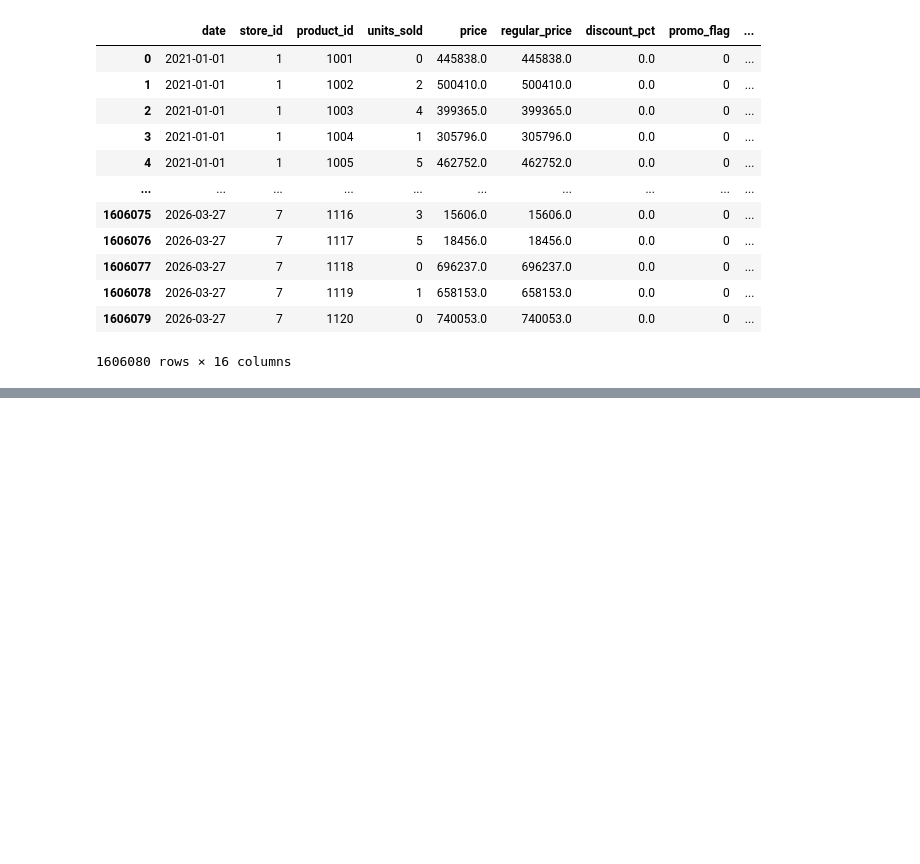
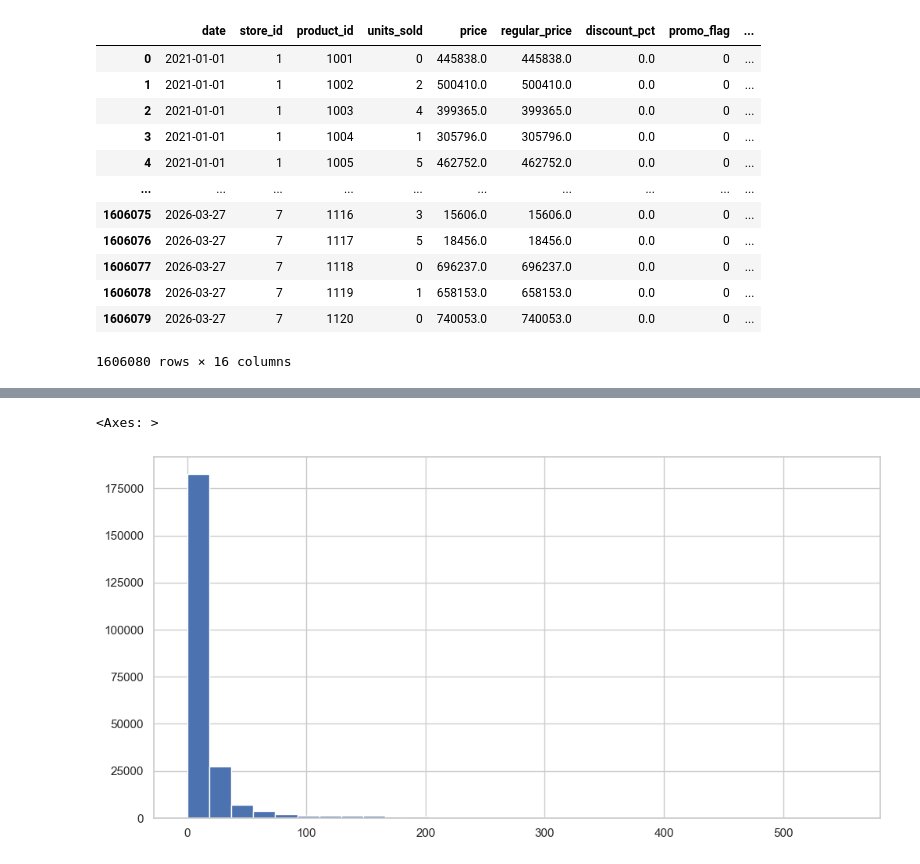
Before and after one commit to SunnyX-AI/ai-powered-sales-forecasting, a Jupyter notebook: notebooks/00_experiments.ipynb, the cells around one changed output, grey strips where cells are left out. Saved outputs shown, nothing was run; the diff lists cells and outputs as text; code cells hidden in the pictures; blank space fills up the shorter version.

Commit message:
Created Weekly data

```diff
--- a/notebooks/00_experiments.ipynb
+++ b/notebooks/00_experiments.ipynb
@@ -1540,0 +1568,19 @@ df
+# %%
+df["year"] = df["date"].dt.year
+df["week"] = df["date"].dt.isocalendar().week.astype(int)
+# %%
+df_weekly = df.groupby(
+    ["year", "week", "store_id", "product_id"],
+    as_index=False
+).agg({
+    "units_sold": "sum"
+})
+# %%
+df_weekly["week_start"] = pd.to_datetime(
+    df_weekly["year"].astype(str) + "-W" + df_weekly["week"].astype(str) + "-1",
+    format="%G-W%V-%u"
+)
+# %%
+df_weekly = df_weekly.sort_values(
+    ["store_id", "product_id", "week_start"]
+).copy()
@@ -1540,0 +1606,5 @@ df
+# %%
+df_weekly["units_sold"].hist(bins=30)
+# %% [output]
+<Axes: >
+[figure, added]
```
Also changed, not shown: parts of 6 cells of this notebook, 2 other files.
